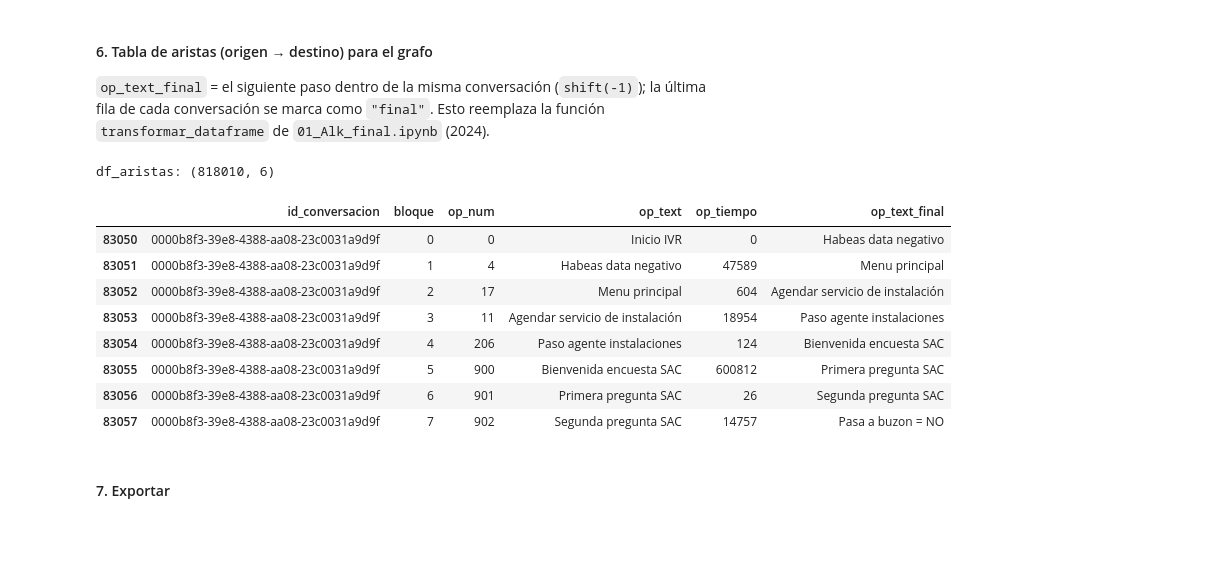
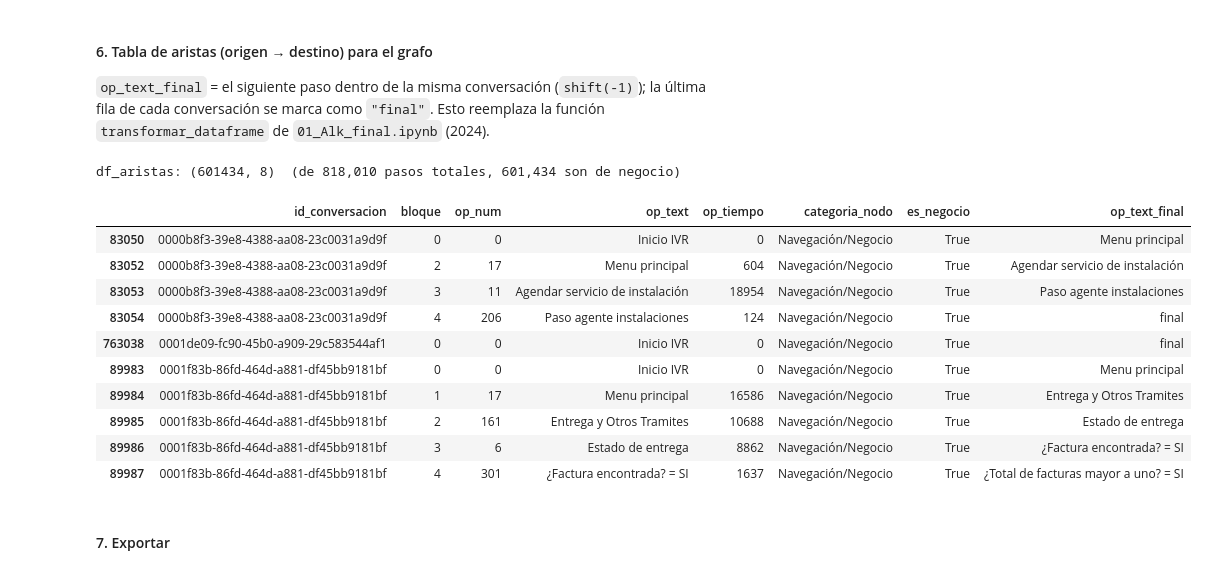
Before and after one commit to JPSOLANO10/Graphos_alk, a Jupyter notebook: 04_pipeline.ipynb, the cells around one changed output. Drawn from its saved outputs; the diff is of its cells as text; code cells hidden in the pictures; blank space fills up the shorter version.

Commit message:
Pipeline completado de inicio a fin

```diff
--- a/04_pipeline.ipynb
+++ b/04_pipeline.ipynb
@@ -847,25 +1009,31 @@ pd.crosstab(df_resumen["escenario"], df_resumen["resultado_final"])
 fila de cada conversación se marca como `"final"`. Esto reemplaza la función
 `transformar_dataframe` de `01_Alk_final.ipynb` (2024).
 # %%
-df_aristas = df_pasos.sort_values(["id_conversacion", "bloque"]).copy()
+df_aristas = (
+    df_pasos[df_pasos["es_negocio"]]
+    .sort_values(["id_conversacion", "bloque"])
+    .copy()
+)
 df_aristas["op_text_final"] = df_aristas.groupby("id_conversacion")["op_text"].shift(-1)
 
 ultimas_filas = df_aristas.groupby("id_conversacion").tail(1).index
 df_aristas.loc[ultimas_filas, "op_text_final"] = "final"
 
-print(f"df_aristas: {df_aristas.shape}")
-df_aristas.head(8)
+print(f"df_aristas: {df_aristas.shape}  (de {len(df_pasos):,} pasos totales, {len(df_pasos[df_pasos['es_negocio']]):,} son de negocio)")
+df_aristas.head(10)
 # %% [output]
-df_aristas: (818010, 6)
+df_aristas: (601434, 8)  (de 818,010 pasos totales, 601,434 son de negocio)
-|  | id_conversacion | bloque | op_num | op_text | op_tiempo | op_text_final |
-| 83050 | 0000b8f3-39e8-4388-aa08-23c0031a9d9f | 0 | 0 | Inicio IVR | 0 | Habeas data negativo |
-| 83051 | 0000b8f3-39e8-4388-aa08-23c0031a9d9f | 1 | 4 | Habeas data negativo | 47589 | Menu principal |
-| 83052 | 0000b8f3-39e8-4388-aa08-23c0031a9d9f | 2 | 17 | Menu principal | 604 | Agendar servicio de instalación |
-| 83053 | 0000b8f3-39e8-4388-aa08-23c0031a9d9f | 3 | 11 | Agendar servicio de instalación | 18954 | Paso agente instalaciones |
-| 83054 | 0000b8f3-39e8-4388-aa08-23c0031a9d9f | 4 | 206 | Paso agente instalaciones | 124 | Bienvenida encuesta SAC |
-| 83055 | 0000b8f3-39e8-4388-aa08-23c0031a9d9f | 5 | 900 | Bienvenida encuesta SAC | 600812 | Primera pregunta SAC |
-| 83056 | 0000b8f3-39e8-4388-aa08-23c0031a9d9f | 6 | 901 | Primera pregunta SAC | 26 | Segunda pregunta SAC |
-| 83057 | 0000b8f3-39e8-4388-aa08-23c0031a9d9f | 7 | 902 | Segunda pregunta SAC | 14757 | Pasa a buzon = NO |
+|  | id_conversacion | bloque | op_num | op_text | op_tiempo | categoria_nodo | es_negocio | op_text_final |
+| 83050 | 0000b8f3-39e8-4388-aa08-23c0031a9d9f | 0 | 0 | Inicio IVR | 0 | Navegación/Negocio | True | Menu principal |
+| 83052 | 0000b8f3-39e8-4388-aa08-23c0031a9d9f | 2 | 17 | Menu principal | 604 | Navegación/Negocio | True | Agendar servicio de instalación |
+| 83053 | 0000b8f3-39e8-4388-aa08-23c0031a9d9f | 3 | 11 | Agendar servicio de instalación | 18954 | Navegación/Negocio | True | Paso agente instalaciones |
+| 83054 | 0000b8f3-39e8-4388-aa08-23c0031a9d9f | 4 | 206 | Paso agente instalaciones | 124 | Navegación/Negocio | True | final |
+| 763038 | 0001de09-fc90-45b0-a909-29c583544af1 | 0 | 0 | Inicio IVR | 0 | Navegación/Negocio | True | final |
+| 89983 | 0001f83b-86fd-464d-a881-df45bb9181bf | 0 | 0 | Inicio IVR | 0 | Navegación/Negocio | True | Menu principal |
+| 89984 | 0001f83b-86fd-464d-a881-df45bb9181bf | 1 | 17 | Menu principal | 16586 | Navegación/Negocio | True | Entrega y Otros Tramites |
+| 89985 | 0001f83b-86fd-464d-a881-df45bb9181bf | 2 | 161 | Entrega y Otros Tramites | 10688 | Navegación/Negocio | True | Estado de entrega |
+| 89986 | 0001f83b-86fd-464d-a881-df45bb9181bf | 3 | 6 | Estado de entrega | 8862 | Navegación/Negocio | True | ¿Factura encontrada? = SI |
+| 89987 | 0001f83b-86fd-464d-a881-df45bb9181bf | 4 | 301 | ¿Factura encontrada? = SI | 1637 | Navegación/Negocio | True | ¿Total de facturas mayor a uno? = SI |
 # %% [markdown]
 #### 7. Exportar
 # %%
```
Also changed, not shown: parts of 43 cells of this notebook, 2 other files.
